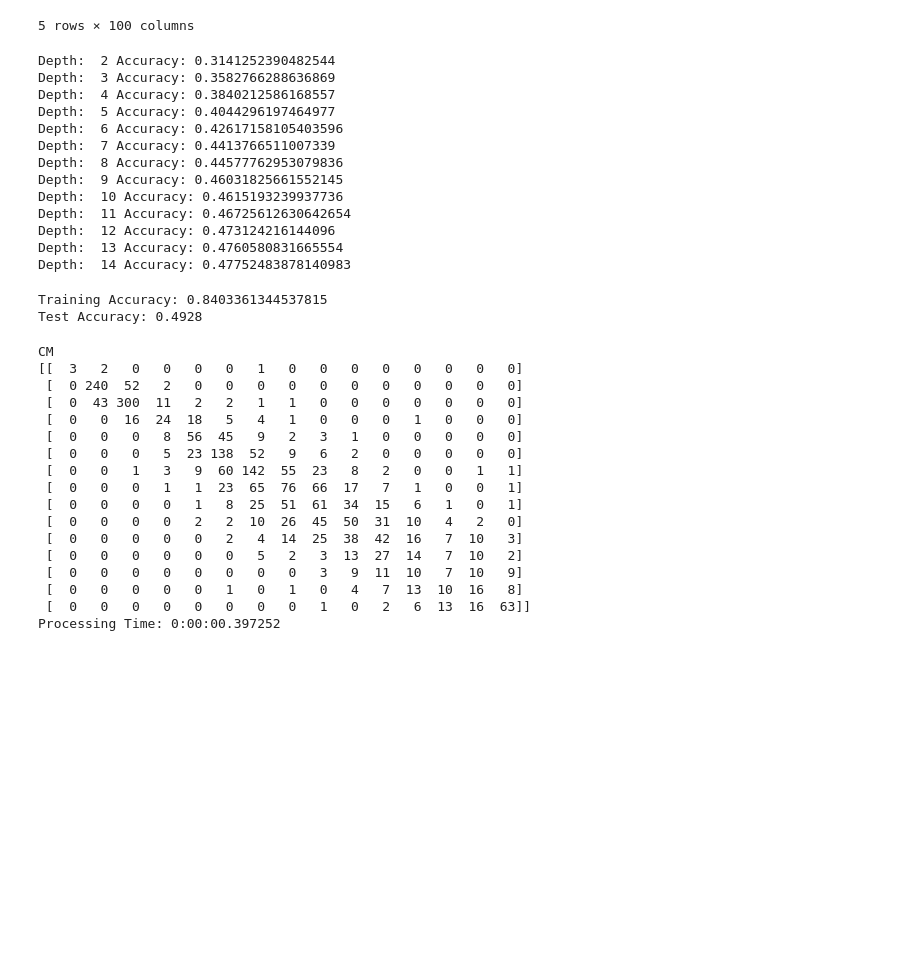
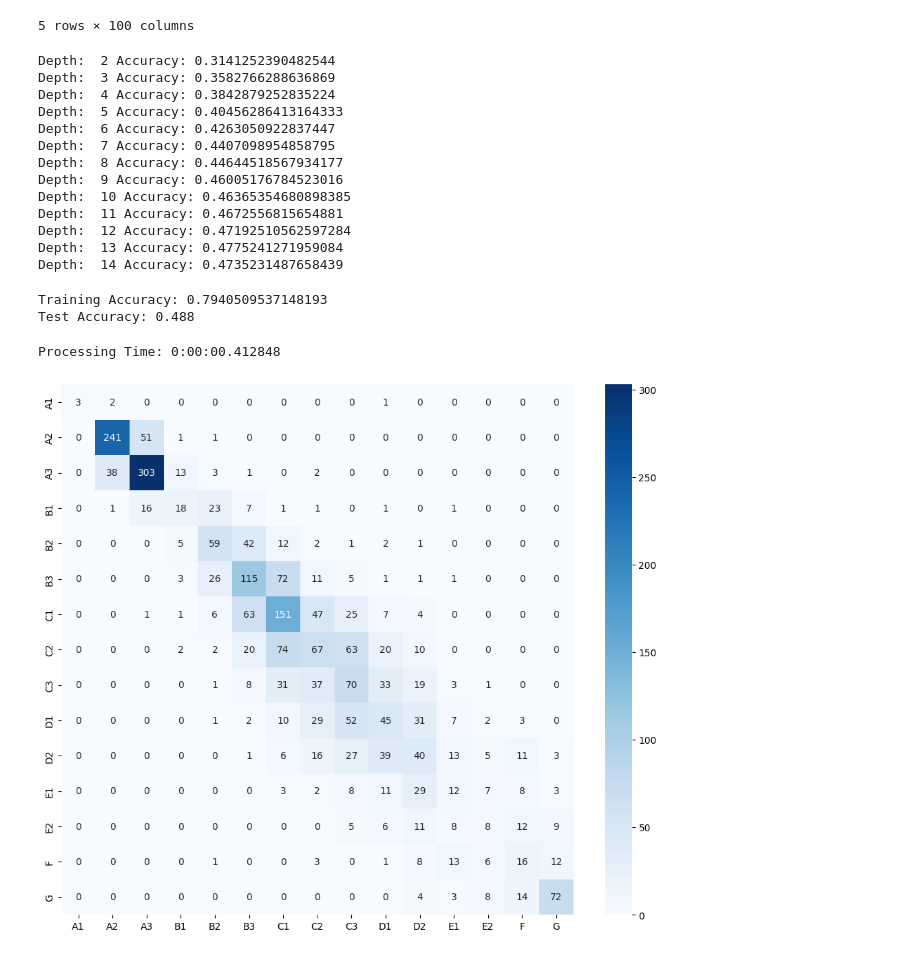
Before and after one commit to jbyrneirl/BER-Rating-AI-Model, a Jupyter notebook: notebooks/data-preparation/DecisionTree_v2.ipynb, the cells around one changed output. Cells and saved outputs as stored; diff of their text form; code cells hidden in the pictures; blank space fills up the shorter version.

Commit message:
Implementation of heatmap

```diff
--- a/notebooks/data-preparation/DecisionTree_v2.ipynb
+++ b/notebooks/data-preparation/DecisionTree_v2.ipynb
@@ -21,7 +21,7 @@ please provide us feedback at https://github.com/pandas-dev/pandas/issues/54466
 
   import pandas as pd
 # %%
-df = pd.read_csv("../../data/training/BERRatingData_aa.csv", sep=";", on_bad_lines="skip", low_memory=False)
+df = pd.read_csv("../../data/training/BERRating_test_data.csv", sep=";", on_bad_lines="skip", low_memory=False)
 print(df.shape)
 # %% [output]
 (9997, 211)
@@ -63,17 +63,17 @@ for d in range(2,15):
 # %% [output]
 Depth:  2 Accuracy: 0.3141252390482544
 Depth:  3 Accuracy: 0.3582766288636869
-Depth:  4 Accuracy: 0.3840212586168557
-Depth:  5 Accuracy: 0.4044296197464977
-Depth:  6 Accuracy: 0.42617158105403596
-Depth:  7 Accuracy: 0.4413766511007339
-Depth:  8 Accuracy: 0.44577762953079836
-Depth:  9 Accuracy: 0.46031825661552145
-Depth:  10 Accuracy: 0.4615193239937736
-Depth:  11 Accuracy: 0.46725612630642654
-Depth:  12 Accuracy: 0.473124216144096
-Depth:  13 Accuracy: 0.4760580831665554
-Depth:  14 Accuracy: 0.47752483878140983
+Depth:  4 Accuracy: 0.3842879252835224
+Depth:  5 Accuracy: 0.40456286413164333
+Depth:  6 Accuracy: 0.4263050922837447
+Depth:  7 Accuracy: 0.4407098954858795
+Depth:  8 Accuracy: 0.44644518567934177
+Depth:  9 Accuracy: 0.46005176784523016
+Depth:  10 Accuracy: 0.46365354680898385
+Depth:  11 Accuracy: 0.4672556815654881
+Depth:  12 Accuracy: 0.47192510562597284
+Depth:  13 Accuracy: 0.4775241271959084
+Depth:  14 Accuracy: 0.4735231487658439
 # %%
 start_time = datetime.now()
 model = DecisionTreeClassifier(max_depth=best_depth)
@@ -84,33 +84,20 @@ end_time = datetime.now()
 print("Training Accuracy:", model.score(X_train, y_train))
 print("Test Accuracy:", model.score(X_test, y_test))
 # %% [output]
-Training Accuracy: 0.8403361344537815
-Test Accuracy: 0.4928
+Training Accuracy: 0.7940509537148193
+Test Accuracy: 0.488
 # %%
 
 cm = confusion_matrix(y_test, y_hat)
 
-print("CM")
-print(cm)
+#print("CM")
+#print(cm)
 print('Processing Time: {}'.format(end_time - start_time))
+
+heatmap(cm)
 # %% [output]
-CM
-[[  3   2   0   0   0   0   1   0   0   0   0   0   0   0   0]
- [  0 240  52   2   0   0   0   0   0   0   0   0   0   0   0]
- [  0  43 300  11   2   2   1   1   0   0   0   0   0   0   0]
- [  0   0  16  24  18   5   4   1   0   0   0   1   0   0   0]
- [  0   0   0   8  56  45   9   2   3   1   0   0   0   0   0]
- [  0   0   0   5  23 138  52   9   6   2   0   0   0   0   0]
- [  0   0   1   3   9  60 142  55  23   8   2   0   0   1   1]
- [  0   0   0   1   1  23  65  76  66  17   7   1   0   0   1]
- [  0   0   0   0   1   8  25  51  61  34  15   6   1   0   1]
- [  0   0   0   0   2   2  10  26  45  50  31  10   4   2   0]
- [  0   0   0   0   0   2   4  14  25  38  42  16   7  10   3]
- [  0   0   0   0   0   0   5   2   3  13  27  14   7  10   2]
- [  0   0   0   0   0   0   0   0   3   9  11  10   7  10   9]
- [  0   0   0   0   0   1   0   1   0   4   7  13  10  16   8]
- [  0   0   0   0   0   0   0   0   1   0   2   6  13  16  63]]
-Processing Time: 0:00:00.397252
+Processing Time: 0:00:00.412848
+[figure, added]
 # %%
 dot_data = StringIO()
 target_names = ["A3", "C1", "A2", "C2", "B3", "C3", "D1", "D2", "B2", "G", "E1", "B1", "F", "E2", "A1"]
```
Also changed, not shown: parts of 1 cell of this notebook, 2 other files.
